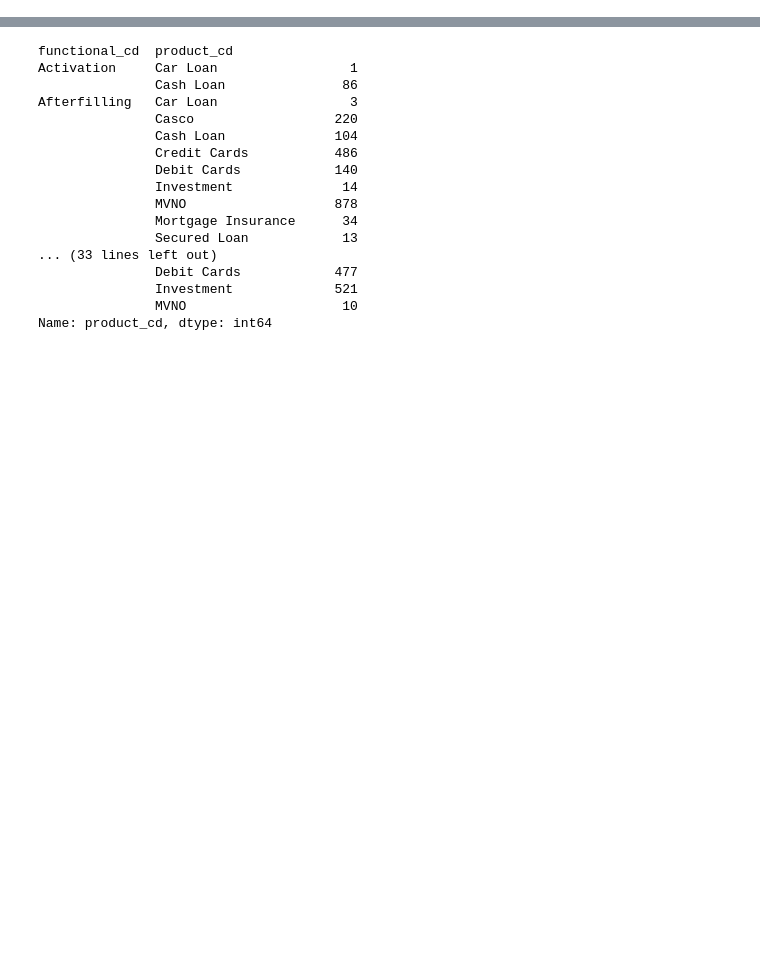
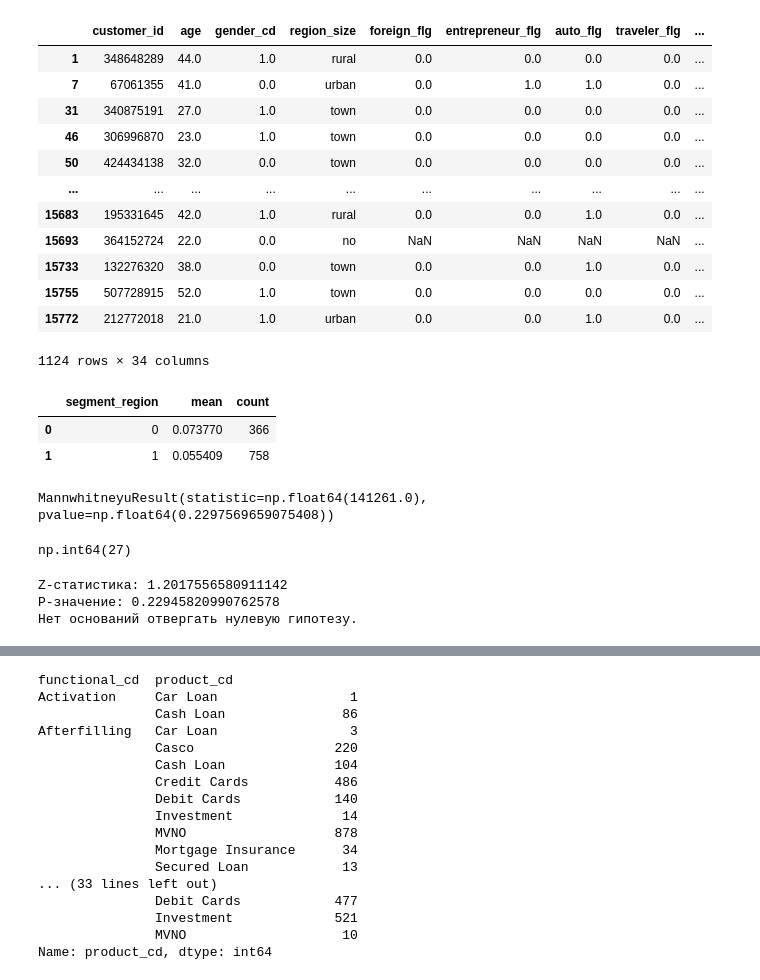
Before and after one commit to bygaga993/bread_dano_2024, a Jupyter notebook: hypotisis.ipynb, the cells around one changed output, grey strips where cells are left out. Cells and saved outputs as stored; diff of their text form; code cells hidden in the pictures; blank space fills up the shorter version.

```diff
--- a/hypotisis.ipynb
+++ b/hypotisis.ipynb
@@ -29,0 +115,71 @@ df['upsell_flg'] = df['functional_cd'].apply(upsell_flg)
+# %%
+df = pd.read_csv('data_preprocessed_sort.csv')
+df = df[df['upsell_flg'] == 1]
+# %%
+df
+# %% [output]
+|  | customer_id | age | gender_cd | region_size | foreign_flg | entrepreneur_flg | auto_flg | traveler_flg | ... |
+| 1 | 348648289 | 44.0 | 1.0 | rural | 0.0 | 0.0 | 0.0 | 0.0 | ... |
+| 7 | 67061355 | 41.0 | 0.0 | urban | 0.0 | 1.0 | 1.0 | 0.0 | ... |
+| 31 | 340875191 | 27.0 | 1.0 | town | 0.0 | 0.0 | 0.0 | 0.0 | ... |
+| 46 | 306996870 | 23.0 | 1.0 | town | 0.0 | 0.0 | 0.0 | 0.0 | ... |
+| 50 | 424434138 | 32.0 | 0.0 | town | 0.0 | 0.0 | 0.0 | 0.0 | ... |
+| ... | ... | ... | ... | ... | ... | ... | ... | ... | ... |
+| 15683 | 195331645 | 42.0 | 1.0 | rural | 0.0 | 0.0 | 1.0 | 0.0 | ... |
+| 15693 | 364152724 | 22.0 | 0.0 | no | NaN | NaN | NaN | NaN | ... |
+| 15733 | 132276320 | 38.0 | 0.0 | town | 0.0 | 0.0 | 1.0 | 0.0 | ... |
+| 15755 | 507728915 | 52.0 | 1.0 | town | 0.0 | 0.0 | 0.0 | 0.0 | ... |
+| 15772 | 212772018 | 21.0 | 1.0 | urban | 0.0 | 0.0 | 1.0 | 0.0 | ... |
+1124 rows × 34 columns
+# %%
+gr2 = df.groupby(['segment_region'])['approval_flg'].agg(mean='mean', count='count').reset_index()
+gr2
+# %% [output]
+|  | segment_region | mean | count |
+| 0 | 0 | 0.073770 | 366 |
+| 1 | 1 | 0.055409 | 758 |
+# %%
+gr2_0 = df[df['segment_region'] == 0]['approval_flg']
+gr2_1 = df[df['segment_region'] == 1]['approval_flg']
+
+st.mannwhitneyu(gr2_0, gr2_1)
+# %% [output]
+MannwhitneyuResult(statistic=np.float64(141261.0), pvalue=np.float64(0.2297569659075408))
+# %%
+df[df['segment_region'] == 0]['approval_flg'].value_counts()[1]
+# %% [output]
+np.int64(27)
+# %%
+import numpy as np
+import statsmodels.api as sm
+import statsmodels.stats as stats
+
+# Данные
+n1 = df[df['segment_region'] == 0]['approval_flg'].shape[0]
+n2 = df[df['segment_region'] == 1]['approval_flg'].shape[0]
+x1 = df[df['segment_region'] == 0]['approval_flg'].value_counts()[1]
+x2 = df[df['segment_region'] == 1]['approval_flg'].value_counts()[1]
+
+# Пропорции
+p1 = x1 / n1
+p2 = x2 / n2
+
+# Z-тест для пропорций
+count = np.array([x1, x2])
+nobs = np.array([n1, n2])
+z_score, p_value = stats.proportion.proportions_ztest(count, nobs)
+
+# Результаты
+print(f"Z-статистика: {z_score}")
+print(f"P-значение: {p_value}")
+
+# Проверка на уровне значимости 0.05
+alpha = 0.05
+if p_value < alpha:
+    print("Отвергаем нулевую гипотезу: доля единичек в первой выборке больше.")
+else:
+    print("Нет оснований отвергать нулевую гипотезу.")
+# %% [output]
+Z-статистика: 1.2017556580911142
+P-значение: 0.22945820990762578
+Нет оснований отвергать нулевую гипотезу.
```
Also changed, not shown: parts of 27 cells of this notebook, 3 other files.
